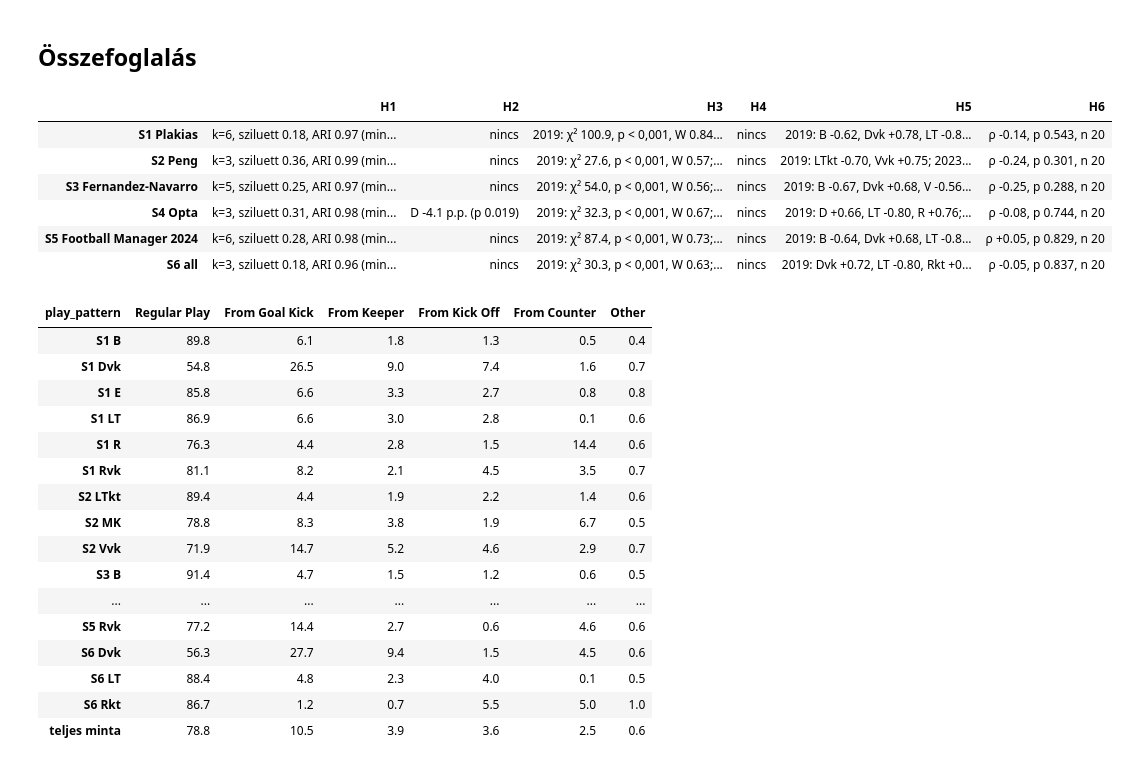
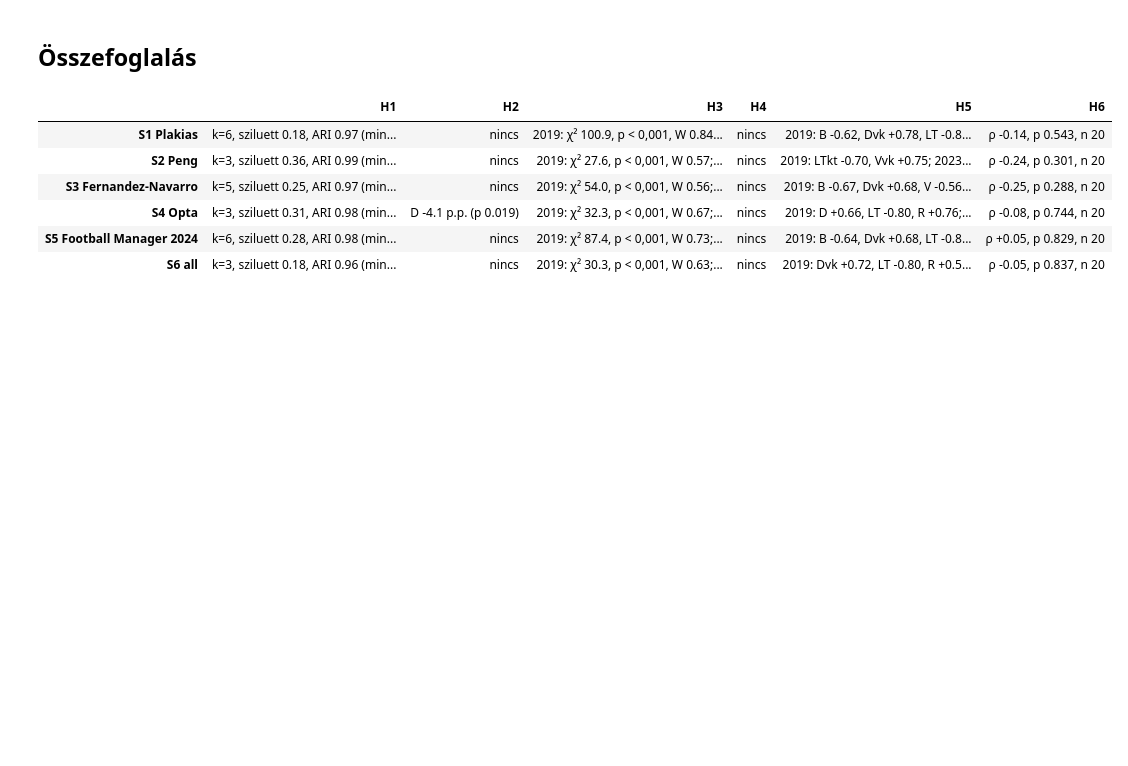
Before and after one commit to lovajujo/evolution-of-attacking-plays-in-women-s-football, a Jupyter notebook: attackingstyles19vs23.ipynb, the cells around one changed output. Saved outputs shown, nothing was run; the diff lists cells and outputs as text; code cells hidden in the pictures; blank space fills up the shorter version.

```diff
--- a/attackingstyles19vs23.ipynb
+++ b/attackingstyles19vs23.ipynb
@@ -161,8 +210,8 @@ STYLE = {                                               # K-means címke -> stí
     'S2 Peng':                  {0: 'Vvk', 1: 'LTkt', 2: 'MK'},
     'S3 Fernandez-Navarro':     {1: 'V', 2: 'B', 3: 'Dvk', 0: 'D', 4: 'HI'},
     'S4 Opta':                  {1: 'LT', 0: 'D', 2: 'R'},
-    'S5 Football Manager 2024': {1: 'E', 4: 'B', 3: 'Rvk', 0: 'LT', 2: 'Dvk', 5: 'MK'},
-    'S6 all':                   {2: 'LT', 0: 'Dvk', 1: 'Rkt'},
+    'S5 Football Manager 2024': {1: 'E', 4: 'B', 3: 'R', 0: 'LT', 2: 'Dvk', 5: 'MK'},
+    'S6 all':                   {2: 'LT', 0: 'Dvk', 1: 'R'},
 }
 K_RANGE, B_SEL, N_PERM = range(3, 7), 20, 20
 THRESH = {'ARI átlag': 0.80, 'ARI min': 0.65, 'legkisebb Jaccard': 0.75}
@@ -172,3 +221,29 @@ ATTR = ['width', 'absolute_width', 'side_time_share', 'central_time_share', 'tem
         'pass_success_share', 'total_duration', 'total_passes', 'length', 'progress']
 # %% [markdown]
 ## Klaszterezés és profilozás
+# %%
+import matplotlib.pyplot as plt
+
+VARS = list(dict.fromkeys(v for f in SPECS.values() for v in f))   # a 26 klaszterező változó
+TRANSZF = False                                                     # True: Yeo–Johnson + standardizálás után
+FS = 11
+
+data = pd.DataFrame(yj(att[VARS]), columns=VARS) if TRANSZF else att[VARS]
+ncol = 4
+nrow = int(np.ceil(len(VARS) / ncol))
+fig, axes = plt.subplots(nrow, ncol, figsize=(3 * ncol, 2.7 * nrow))
+
+for ax, v in zip(axes.flat, VARS):
+    ax.boxplot(data[v].dropna(), vert=True, widths=0.5, showfliers=True,
+               flierprops=dict(marker='o', markersize=2, alpha=0.3),
+               medianprops=dict(color='#DA566C', linewidth=1.5))
+    ax.set_title(v, fontsize=FS)
+    ax.set_xticks([])
+    ax.tick_params(labelsize=FS - 2)
+for ax in axes.flat[len(VARS):]:
+    ax.axis('off')
+
+#fig.suptitle('Klaszterező változók eloszlása' + (' (Yeo–Johnson + standardizálás után)' if TRANSZF else ' (eredeti skála)'),fontsize=FS + 2)
+fig.tight_layout()
+plt.savefig(f"boxplot_{'transzf' if TRANSZF else 'eredeti'}.png", dpi=300, bbox_inches='tight')
+plt.show()
@@ -379,53 +522,29 @@ H6 – TVD ~ helyezésváltozás: n csapat 20, medián TVD 0.086, rho -0.049, p
 # %%
 fp = lambda p: '< 0,001' if p < 0.001 else f'{p:.3f}'
 
 def sig(tab):
     s = tab[tab['p (Holm)'] < 0.05]
     return '; '.join(f"{i} {x['medián Δ (p.p.)']:+.1f} p.p. (p {fp(x['p (Holm)'])})" for i, x in s.iterrows()) or 'nincs'
 
 def hyp_row(r):
     if not r['k']:
         return {'H1': 'nem klaszterezhető'}
     t, h5 = r['sel'].loc[r['k']], r['H5']
     return {'H1': f"k={r['k']}, sziluett {t['sziluett']:.2f}, ARI {t['ARI átlag']:.2f} (min {t['ARI min']:.2f}), "
                   f"Jaccard {t['legkisebb Jaccard']:.2f}, perm. p {fp(r['perm p'])}",
             'H2': sig(r['H2']),
             'H3': '; '.join(f"{y}: χ² {x['Friedman chi2']:.1f}, p {fp(x['p'])}, W {x['Kendall W']:.2f}" for y, x in r['H3'].iterrows()),
             'H4': sig(r['H4']),
             'H5': '; '.join(f'{y}: ' + (', '.join(f"{c} {h5.loc[c, (y, 'rho')]:+.2f}" for c in h5.index
                                                   if h5.loc[c, (y, 'p (Holm)')] < 0.05) or 'nincs') for y in (2019, 2023)),
             'H6': f"ρ {r['H6']['rho']:+.2f}, p {fp(r['H6']['p'])}, n {r['H6']['n csapat']}"}
 
 display(pd.DataFrame({s: hyp_row(r) for s, r in R.items()}).T.fillna('–'))
-
-# külső ellenőrzés: játékhelyzet klaszterenként (%); a bennmaradt (>= 15 s) pontrúgások nyílt játéknak számítanak
-pp = att['play_pattern'].replace(dict.fromkeys(SET_PIECES, 'Regular Play'))
-PP = pd.DataFrame({f"{s.split()[0]} {c}": pp[r['cls'] == c].value_counts(normalize=True) * 100
-                   for s, r in R.items() if r['k'] for c in sorted(set(r['cls']))}).T.fillna(0)
-PP.loc['teljes minta'] = pp.value_counts(normalize=True) * 100
-display(PP[PP.loc['teljes minta'].sort_values(ascending=False).index].round(1))
 # %% [output]
 |  | H1 | H2 | H3 | H4 | H5 | H6 |
 | S1 Plakias | k=6, sziluett 0.18, ARI 0.97 (min... | nincs | 2019: χ² 100.9, p < 0,001, W 0.84... | nincs | 2019: B -0.62, Dvk +0.78, LT -0.8... | ρ -0.14, p 0.543, n 20 |
 | S2 Peng | k=3, sziluett 0.36, ARI 0.99 (min... | nincs | 2019: χ² 27.6, p < 0,001, W 0.57;... | nincs | 2019: LTkt -0.70, Vvk +0.75; 2023... | ρ -0.24, p 0.301, n 20 |
 | S3 Fernandez-Navarro | k=5, sziluett 0.25, ARI 0.97 (min... | nincs | 2019: χ² 54.0, p < 0,001, W 0.56;... | nincs | 2019: B -0.67, Dvk +0.68, V -0.56... | ρ -0.25, p 0.288, n 20 |
 | S4 Opta | k=3, sziluett 0.31, ARI 0.98 (min... | D -4.1 p.p. (p 0.019) | 2019: χ² 32.3, p < 0,001, W 0.67;... | nincs | 2019: D +0.66, LT -0.80, R +0.76;... | ρ -0.08, p 0.744, n 20 |
 | S5 Football Manager 2024 | k=6, sziluett 0.28, ARI 0.98 (min... | nincs | 2019: χ² 87.4, p < 0,001, W 0.73;... | nincs | 2019: B -0.64, Dvk +0.68, LT -0.8... | ρ +0.05, p 0.829, n 20 |
-| S6 all | k=3, sziluett 0.18, ARI 0.96 (min... | nincs | 2019: χ² 30.3, p < 0,001, W 0.63;... | nincs | 2019: Dvk +0.72, LT -0.80, Rkt +0... | ρ -0.05, p 0.837, n 20 |
+| S6 all | k=3, sziluett 0.18, ARI 0.96 (min... | nincs | 2019: χ² 30.3, p < 0,001, W 0.63;... | nincs | 2019: Dvk +0.72, LT -0.80, R +0.5... | ρ -0.05, p 0.837, n 20 |
-| play_pattern | Regular Play | From Goal Kick | From Keeper | From Kick Off | From Counter | Other |
-| S1 B | 89.8 | 6.1 | 1.8 | 1.3 | 0.5 | 0.4 |
-| S1 Dvk | 54.8 | 26.5 | 9.0 | 7.4 | 1.6 | 0.7 |
-| S1 E | 85.8 | 6.6 | 3.3 | 2.7 | 0.8 | 0.8 |
-| S1 LT | 86.9 | 6.6 | 3.0 | 2.8 | 0.1 | 0.6 |
-| S1 R | 76.3 | 4.4 | 2.8 | 1.5 | 14.4 | 0.6 |
-| S1 Rvk | 81.1 | 8.2 | 2.1 | 4.5 | 3.5 | 0.7 |
-| S2 LTkt | 89.4 | 4.4 | 1.9 | 2.2 | 1.4 | 0.6 |
-| S2 MK | 78.8 | 8.3 | 3.8 | 1.9 | 6.7 | 0.5 |
-| S2 Vvk | 71.9 | 14.7 | 5.2 | 4.6 | 2.9 | 0.7 |
-| S3 B | 91.4 | 4.7 | 1.5 | 1.2 | 0.6 | 0.5 |
-| ... | ... | ... | ... | ... | ... | ... |
-| S5 Rvk | 77.2 | 14.4 | 2.7 | 0.6 | 4.6 | 0.6 |
-| S6 Dvk | 56.3 | 27.7 | 9.4 | 1.5 | 4.5 | 0.6 |
-| S6 LT | 88.4 | 4.8 | 2.3 | 4.0 | 0.1 | 0.5 |
-| S6 Rkt | 86.7 | 1.2 | 0.7 | 5.5 | 5.0 | 1.0 |
-| teljes minta | 78.8 | 10.5 | 3.9 | 3.6 | 2.5 | 0.6 |
```
Also changed, not shown: parts of 7 cells of this notebook, 2 other files.
